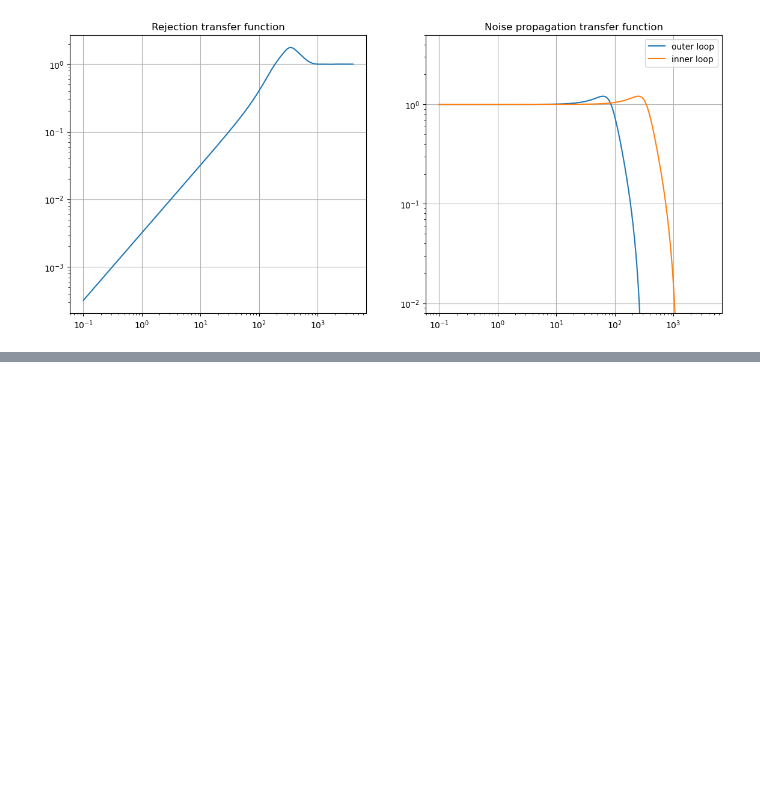
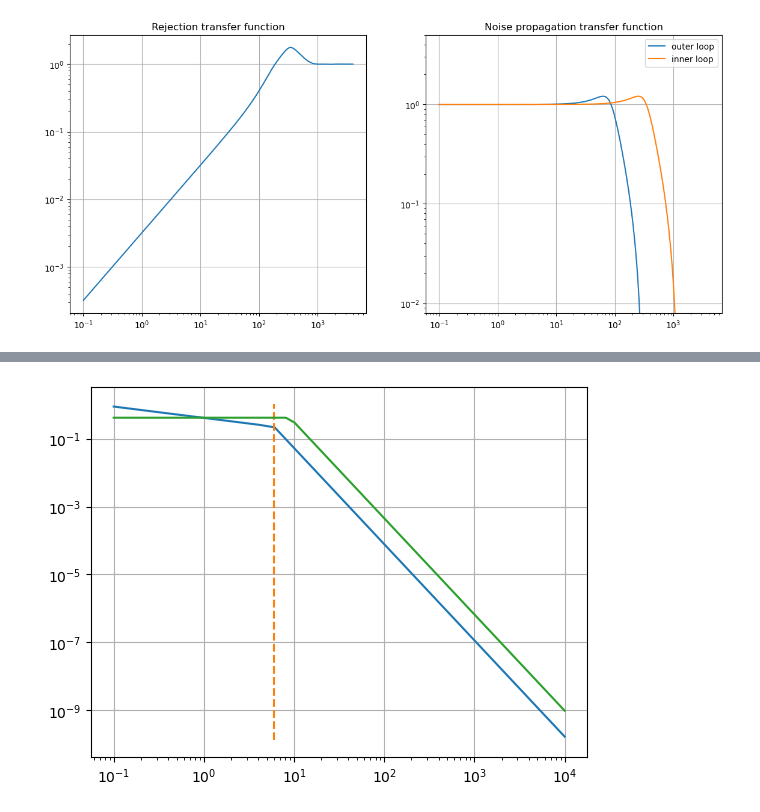
Before and after one commit to ArcetriAdaptiveOptics/ekarus, a Jupyter notebook: ekarus/notebooks/TestControl.ipynb, the cells around one changed output, grey strips where cells are left out. Cells and saved outputs as stored; diff of their text form; code cells hidden in the pictures; blank space fills up the shorter version.

```diff
--- a/ekarus/notebooks/TestControl.ipynb
+++ b/ekarus/notebooks/TestControl.ipynb
@@ -296,0 +298,31 @@ Text(0.5, 1.0, 'Noise propagation transfer function')
+# %%
+freq =xp.linspace(0.1,1e+4,5000)
+
+D = 1.8
+V = 18
+n = 1
+f_cut = 0.3*(n+1)*V/D
+f_low = freq[freq<=f_cut]
+f_high = freq[freq>f_cut]
+
+sigma2 = 1.0
+
+# PSD = bilinear_psd(freq, f_cut, sigma2)
+PSD = xp.where(freq<=f_cut,freq**(-2/3),f_cut**5 * freq**(-17/3))
+PSD *= sigma2/xp.sum(PSD)
+
+def get_temporal_psd(freq, n:int, sigma2:float, D:float, V:float):
+    f_cut = 0.3*(n+1)*V/D
+    PSD = xp.where(freq<=f_cut,1,f_cut**(17/3) * freq**(-17/3))
+    PSD *= sigma2/xp.sum(PSD)
+    return PSD
+
+plt.figure()
+plt.plot(xp.asnumpy(freq),xp.asnumpy(xp.sqrt(PSD)))
+plt.plot([xp.asnumpy(f_cut),xp.asnumpy(f_cut)],[0.8*xp.asnumpy(xp.sqrt(PSD[-1])),1.2*xp.asnumpy(xp.sqrt(PSD[0]))],'--')
+plt.plot(xp.asnumpy(freq),xp.asnumpy(xp.sqrt(get_temporal_psd(freq,2,sigma2,D,V))))
+plt.xscale('log')
+plt.yscale('log')
+plt.grid()
+# %% [output]
+[figure, added]
```
Also changed, not shown: parts of 3 cells of this notebook, 11 other files.
